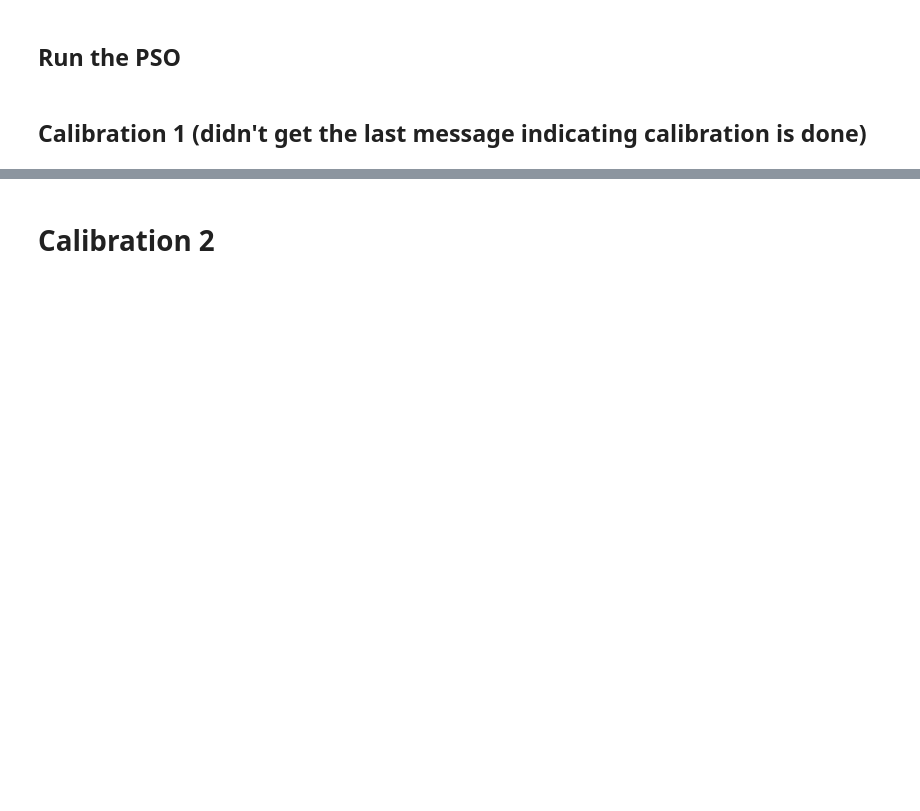
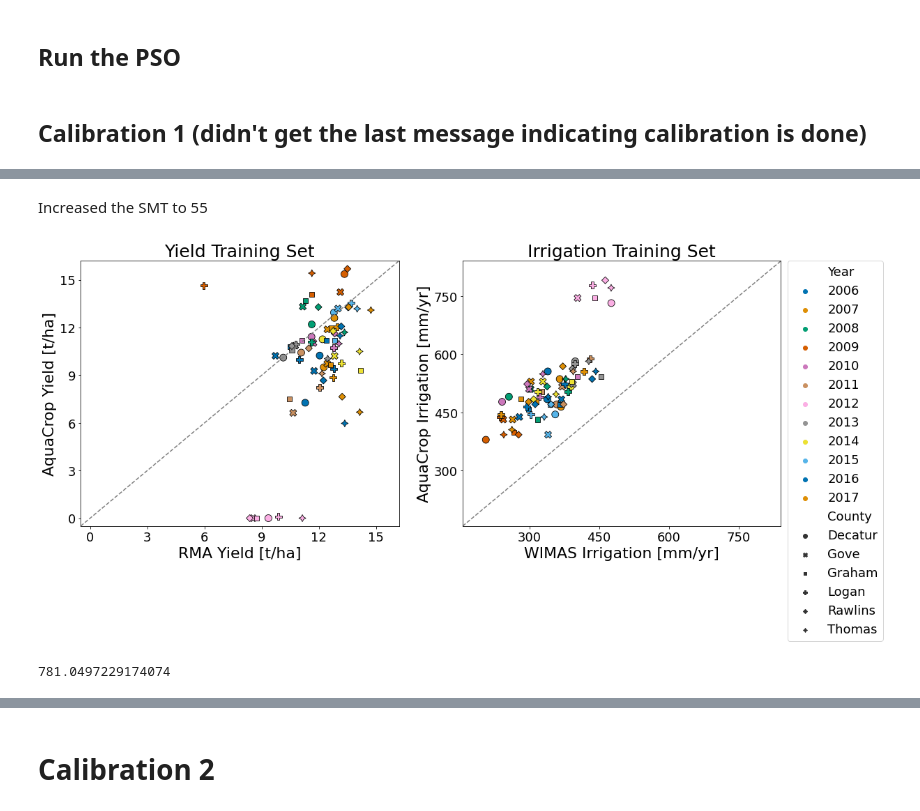
Before and after one commit to wndlovu/EGGS-Aquacrop, a Jupyter notebook: data_analysis_county/corn_calibration.ipynb, the cells around one changed output, grey strips where cells are left out. Drawn from its saved outputs; the diff is of its cells as text; code cells hidden in the pictures; blank space fills up the shorter version.

```diff
--- a/data_analysis_county/corn_calibration.ipynb
+++ b/data_analysis_county/corn_calibration.ipynb
@@ -1411,0 +1432,9 @@ modelResults([ 0.95831449,  1.00043752, 34.602734  , 80.4474162 ,  0.50522955,
+# %% [markdown]
+Increased the SMT to 55
+# %%
+modelResults([ 0.92229419,   1.0264256 ,  35.        , 110.73694092,
+         0.51743519,   0.5       ,   0.21765339,  55.        ,
+         6.54], pheno_df, gridmet, soil_irrig, irrig_corn_calib, irrig_rma_yield, irrig_depth, 'train')
+# %% [output]
+[figure, added]
+781.0497229174074
```
Also changed, not shown: parts of 36 cells of this notebook.
